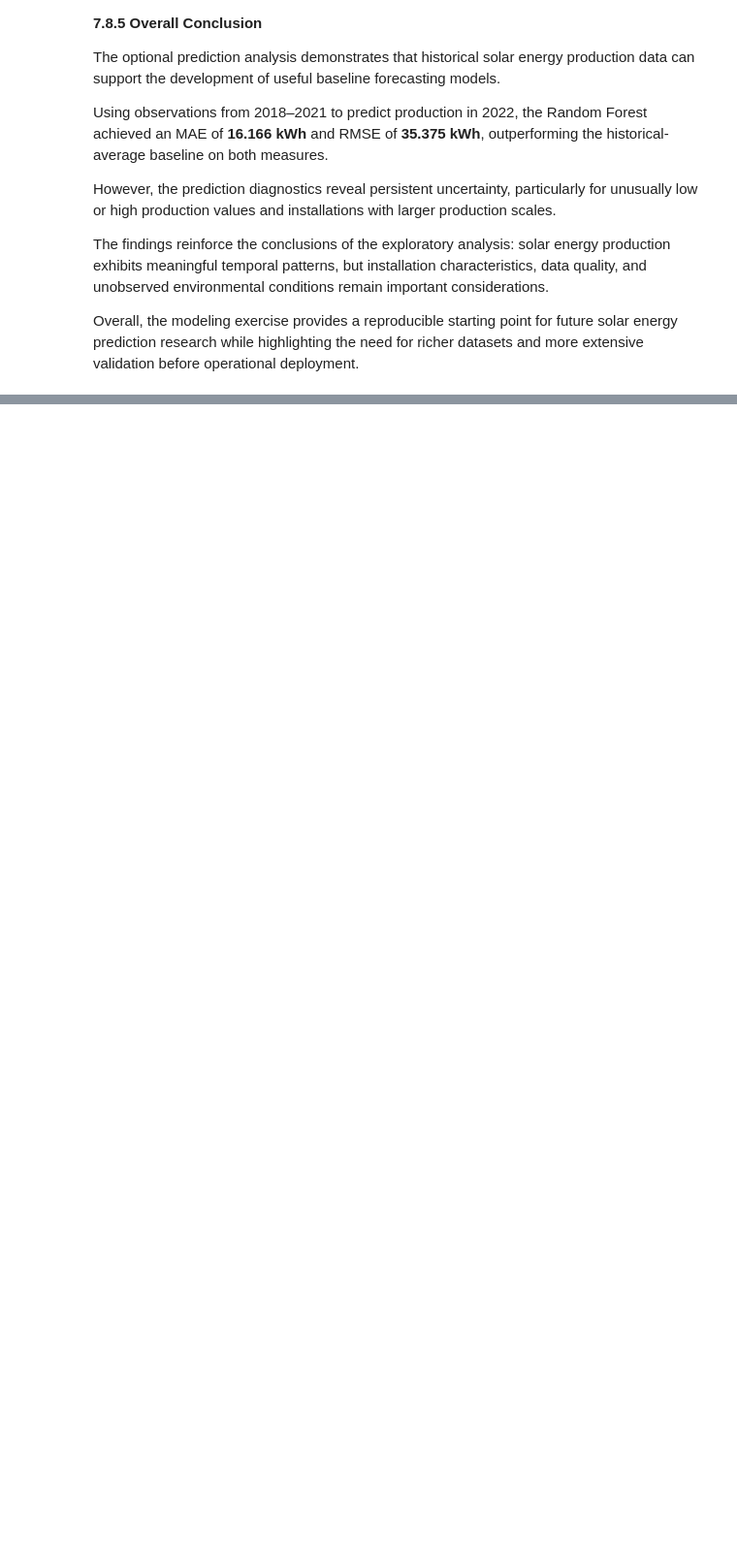
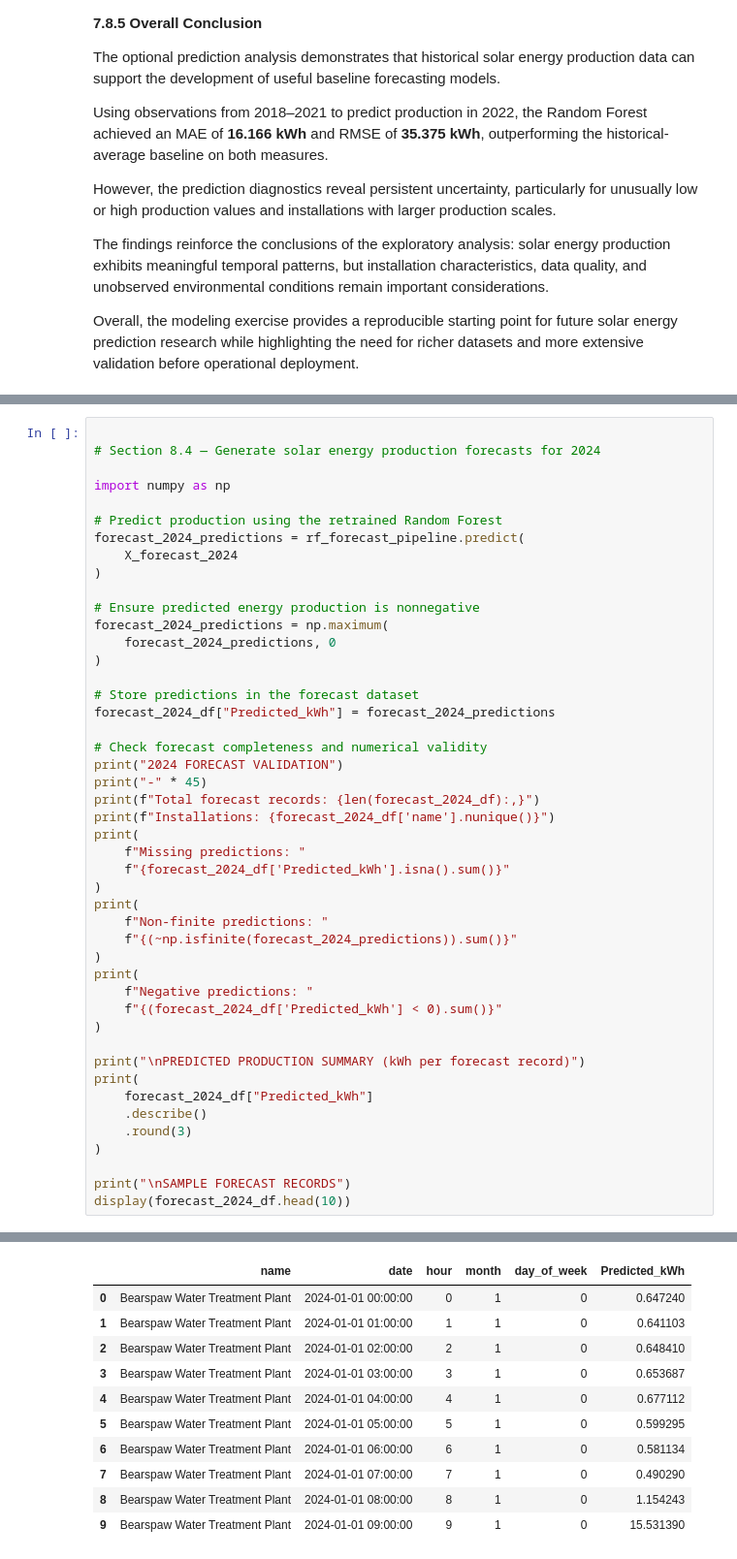
Before and after one commit to damisar/Solar-Energy-Production-Analysis, a Jupyter notebook: notebooks/solar_production_eda.ipynb, the cells around one changed output, grey strips where cells are left out. Shown at 97% size. Cells and saved outputs as stored; diff of their text form; blank space fills up the shorter version.

```diff
--- a/notebooks/solar_production_eda.ipynb
+++ b/notebooks/solar_production_eda.ipynb
@@ -4658,0 +4800,47 @@ Overall, the modeling exercise provides a reproducible starting point for future
+# %%
+
+# Section 8.4 — Generate solar energy production forecasts for 2024
+
+import numpy as np
+
+# Predict production using the retrained Random Forest
+forecast_2024_predictions = rf_forecast_pipeline.predict(
+    X_forecast_2024
+)
+
+# Ensure predicted energy production is nonnegative
+forecast_2024_predictions = np.maximum(
+    forecast_2024_predictions, 0
+)
+
+# Store predictions in the forecast dataset
+forecast_2024_df["Predicted_kWh"] = forecast_2024_predictions
+
+# Check forecast completeness and numerical validity
+print("2024 FORECAST VALIDATION")
+print("-" * 45)
+print(f"Total forecast records: {len(forecast_2024_df):,}")
+print(f"Installations: {forecast_2024_df['name'].nunique()}")
+print(
+    f"Missing predictions: "
+    f"{forecast_2024_df['Predicted_kWh'].isna().sum()}"
+)
+print(
+    f"Non-finite predictions: "
+    f"{(~np.isfinite(forecast_2024_predictions)).sum()}"
+)
+print(
+    f"Negative predictions: "
+    f"{(forecast_2024_df['Predicted_kWh'] < 0).sum()}"
+)
+
+print("\nPREDICTED PRODUCTION SUMMARY (kWh per forecast record)")
+print(
+    forecast_2024_df["Predicted_kWh"]
+    .describe()
+    .round(3)
+)
+
+print("\nSAMPLE FORECAST RECORDS")
+display(forecast_2024_df.head(10))
+# %% [output]
@@ -4658,0 +4867,11 @@ Overall, the modeling exercise provides a reproducible starting point for future
+|  | name | date | hour | month | day_of_week | Predicted_kWh |
+| 0 | Bearspaw Water Treatment Plant | 2024-01-01 00:00:00 | 0 | 1 | 0 | 0.647240 |
+| 1 | Bearspaw Water Treatment Plant | 2024-01-01 01:00:00 | 1 | 1 | 0 | 0.641103 |
+| 2 | Bearspaw Water Treatment Plant | 2024-01-01 02:00:00 | 2 | 1 | 0 | 0.648410 |
+| 3 | Bearspaw Water Treatment Plant | 2024-01-01 03:00:00 | 3 | 1 | 0 | 0.653687 |
+| 4 | Bearspaw Water Treatment Plant | 2024-01-01 04:00:00 | 4 | 1 | 0 | 0.677112 |
+| 5 | Bearspaw Water Treatment Plant | 2024-01-01 05:00:00 | 5 | 1 | 0 | 0.599295 |
+| 6 | Bearspaw Water Treatment Plant | 2024-01-01 06:00:00 | 6 | 1 | 0 | 0.581134 |
+| 7 | Bearspaw Water Treatment Plant | 2024-01-01 07:00:00 | 7 | 1 | 0 | 0.490290 |
+| 8 | Bearspaw Water Treatment Plant | 2024-01-01 08:00:00 | 8 | 1 | 0 | 1.154243 |
+| 9 | Bearspaw Water Treatment Plant | 2024-01-01 09:00:00 | 9 | 1 | 0 | 15.531390 |
```
Also changed, not shown: parts of 17 cells of this notebook.
